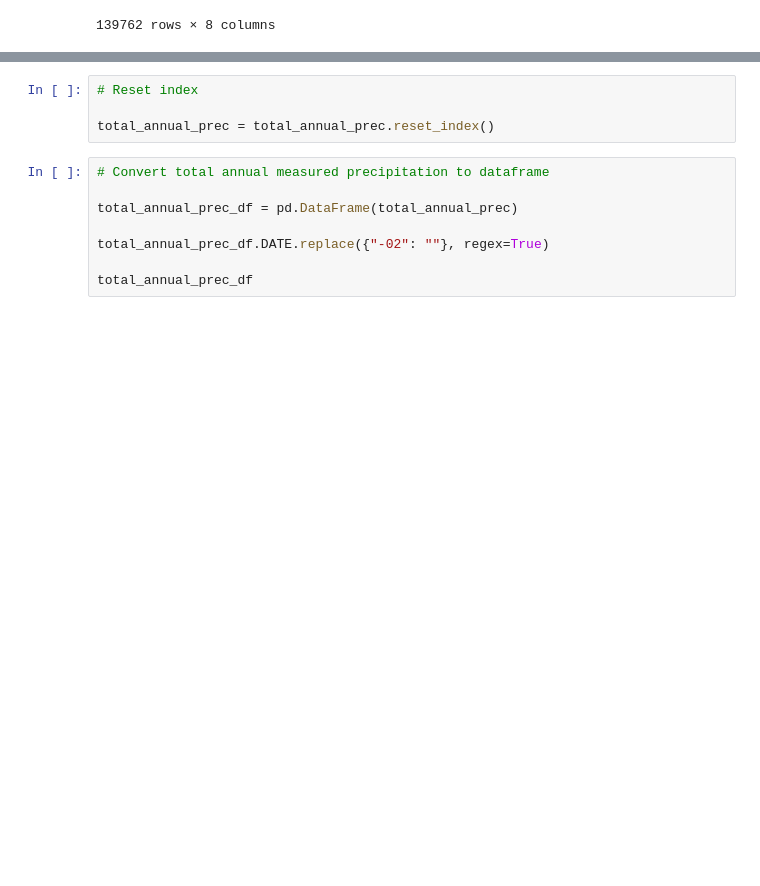
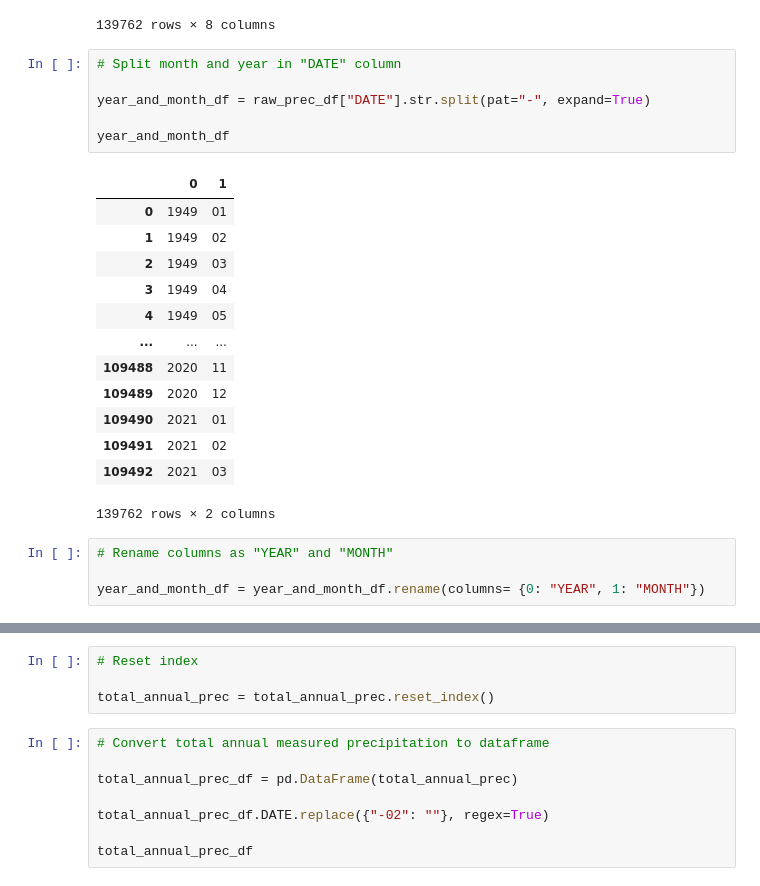
Before and after one commit to 1der4k/Data_Analysis_Project_1, a Jupyter notebook: NC_Precipitation.ipynb, the cells around one changed output, grey strips where cells are left out. Drawn from its saved outputs; the diff is of its cells as text; blank space fills up the shorter version.

```diff
--- a/NC_Precipitation.ipynb
+++ b/NC_Precipitation.ipynb
@@ -69,3 +69,27 @@ raw_prec_df
 | 109491 | US1NCCR0136 | BEAUFORT 3.8 N, NC US | 34.77599 | -76.66529 | 2.1 | 2021-02 | 10.81 | ,,,N |
 | 109492 | US1NCCR0136 | BEAUFORT 3.8 N, NC US | 34.77599 | -76.66529 | 2.1 | 2021-03 | 1.63 | ,,,N |
 139762 rows × 8 columns
+# %%
+# Split month and year in "DATE" column
+
+year_and_month_df = raw_prec_df["DATE"].str.split(pat="-", expand=True)
+
+year_and_month_df
+# %% [output]
+|  | 0 | 1 |
+| 0 | 1949 | 01 |
+| 1 | 1949 | 02 |
+| 2 | 1949 | 03 |
+| 3 | 1949 | 04 |
+| 4 | 1949 | 05 |
+| ... | ... | ... |
+| 109488 | 2020 | 11 |
+| 109489 | 2020 | 12 |
+| 109490 | 2021 | 01 |
+| 109491 | 2021 | 02 |
+| 109492 | 2021 | 03 |
+139762 rows × 2 columns
+# %%
+# Rename columns as "YEAR" and "MONTH"
+
+year_and_month_df = year_and_month_df.rename(columns= {0: "YEAR", 1: "MONTH"})
```
Also changed, not shown: parts of 6 cells of this notebook.
